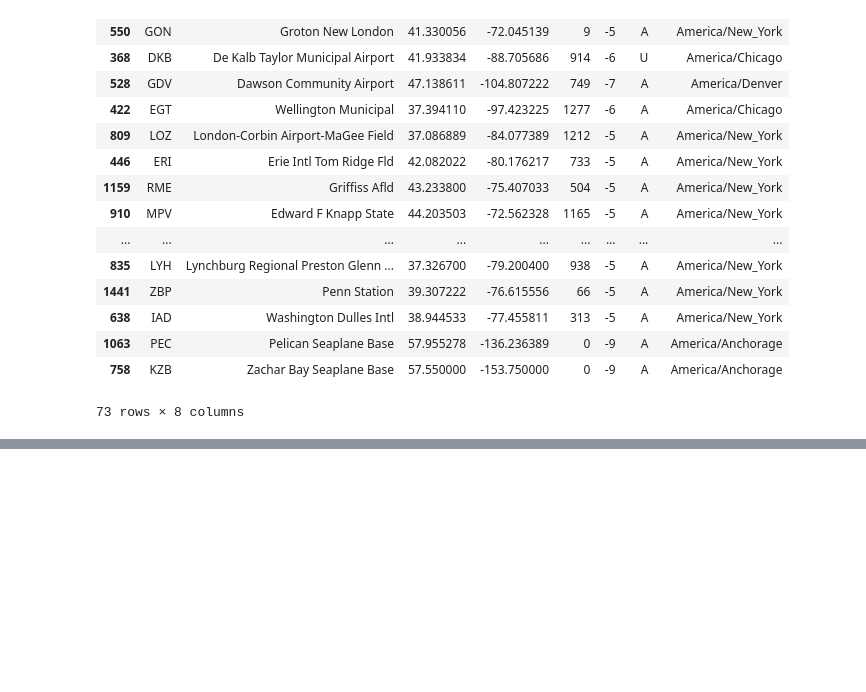
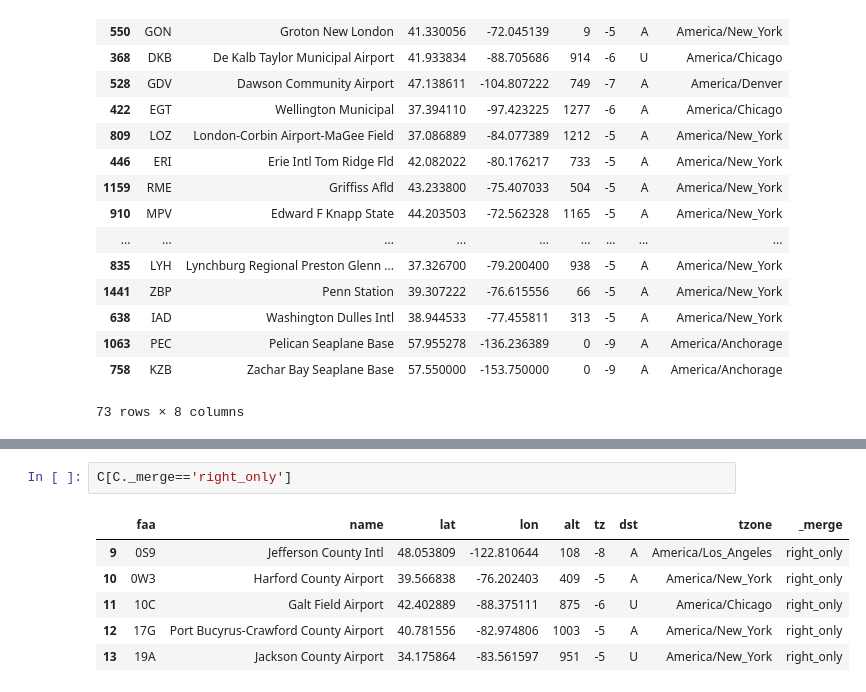
Before and after one commit to mrcngrcki/bootcamp, a Jupyter notebook: Pandas/Pandas-nyflights.ipynb, the cells around one changed output, grey strips where cells are left out. Drawn from its saved outputs; the diff is of its cells as text; blank space fills up the shorter version.

```diff
--- a/Pandas/Pandas-nyflights.ipynb
+++ b/Pandas/Pandas-nyflights.ipynb
@@ -643,0 +742,9 @@ airports.sample(frac=0.05)
+# %%
+C[C._merge=='right_only']
+# %% [output]
+|  | faa | name | lat | lon | alt | tz | dst | tzone | _merge |
+| 9 | 0S9 | Jefferson County Intl | 48.053809 | -122.810644 | 108 | -8 | A | America/Los_Angeles | right_only |
+| 10 | 0W3 | Harford County Airport | 39.566838 | -76.202403 | 409 | -5 | A | America/New_York | right_only |
+| 11 | 10C | Galt Field Airport | 42.402889 | -88.375111 | 875 | -6 | U | America/Chicago | right_only |
+| 12 | 17G | Port Bucyrus-Crawford County Airport | 40.781556 | -82.974806 | 1003 | -5 | A | America/New_York | right_only |
+| 13 | 19A | Jackson County Airport | 34.175864 | -83.561597 | 951 | -5 | U | America/New_York | right_only |
```
Also changed, not shown: parts of 9 cells of this notebook.
